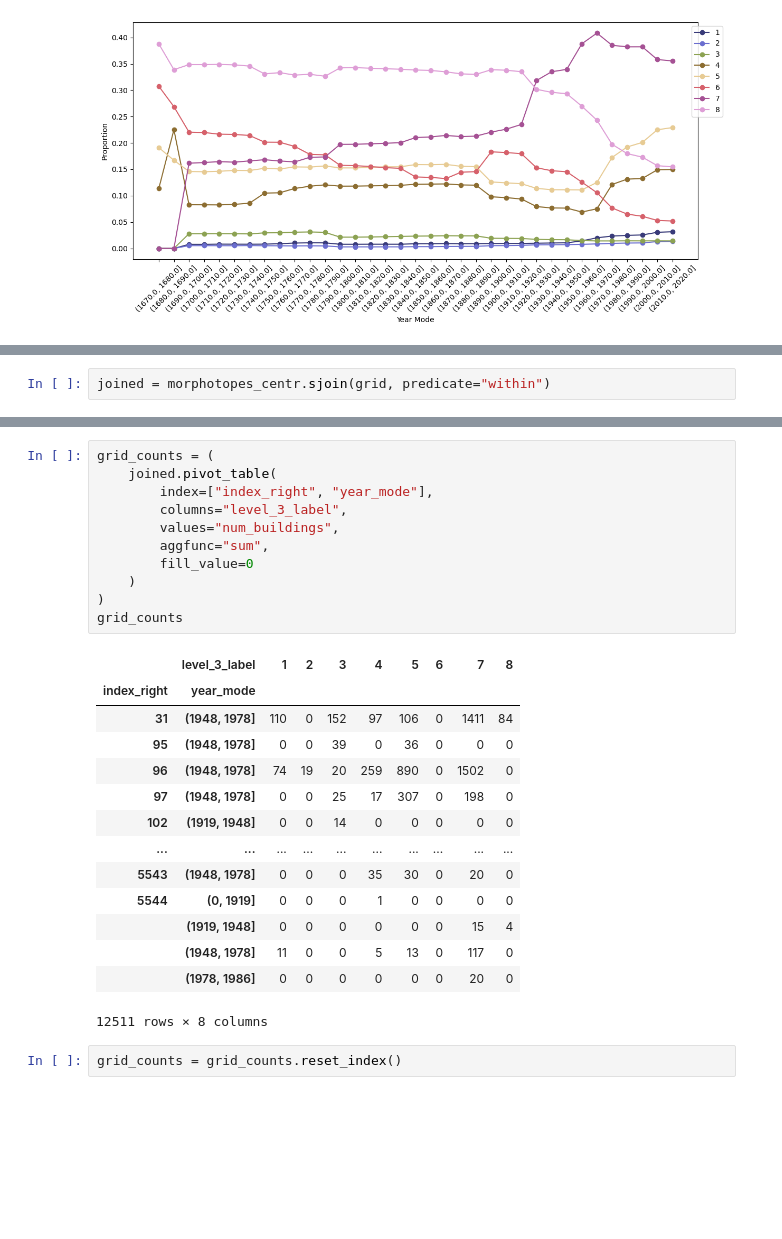
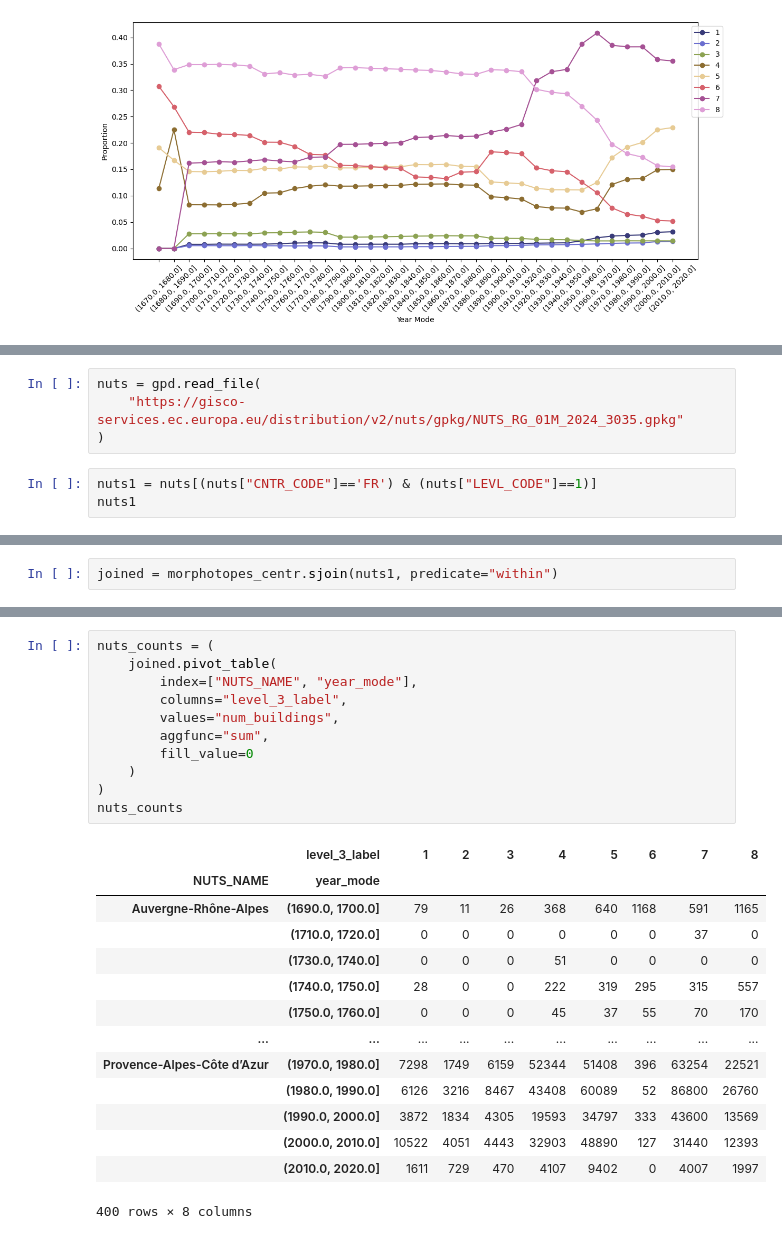
Before and after one commit to uscuni/evolution, a Jupyter notebook: code/fr_analysis.ipynb, the cells around one changed output, grey strips where cells are left out. Drawn from its saved outputs; the diff is of its cells as text; blank space fills up the shorter version.

```diff
--- a/code/fr_analysis.ipynb
+++ b/code/fr_analysis.ipynb
@@ -126,0 +98,7 @@ pivot_df
+# %%
+nuts = gpd.read_file(
+    "https://gisco-services.ec.europa.eu/distribution/v2/nuts/gpkg/NUTS_RG_01M_2024_3035.gpkg"
+)
+# %%
+nuts1 = nuts[(nuts["CNTR_CODE"]=='FR') & (nuts["LEVL_CODE"]==1)]
+nuts1
@@ -165,5 +140,5 @@ grid = grid.to_frame("geometry")
 # %%
-joined = morphotopes_centr.sjoin(grid, predicate="within")
+joined = morphotopes_centr.sjoin(nuts1, predicate="within")
 # %%
 joined
 # %% [output]
@@ -184,28 +159,26 @@ joined
 # %%
-grid_counts = (
+nuts_counts = (
     joined.pivot_table(
-        index=["index_right", "year_mode"],
+        index=["NUTS_NAME", "year_mode"],
         columns="level_3_label",
         values="num_buildings",
         aggfunc="sum",
         fill_value=0
     )
 )
-grid_counts
+nuts_counts
 # %% [output]
 |  | level_3_label | 1 | 2 | 3 | 4 | 5 | 6 | 7 | 8 |
-| index_right | year_mode |  |  |  |  |  |  |  |  |
-| 31 | (1948, 1978] | 110 | 0 | 152 | 97 | 106 | 0 | 1411 | 84 |
-| 95 | (1948, 1978] | 0 | 0 | 39 | 0 | 36 | 0 | 0 | 0 |
-| 96 | (1948, 1978] | 74 | 19 | 20 | 259 | 890 | 0 | 1502 | 0 |
-| 97 | (1948, 1978] | 0 | 0 | 25 | 17 | 307 | 0 | 198 | 0 |
-| 102 | (1919, 1948] | 0 | 0 | 14 | 0 | 0 | 0 | 0 | 0 |
+| NUTS_NAME | year_mode |  |  |  |  |  |  |  |  |
+| Auvergne-Rhône-Alpes | (1690.0, 1700.0] | 79 | 11 | 26 | 368 | 640 | 1168 | 591 | 1165 |
+|  | (1710.0, 1720.0] | 0 | 0 | 0 | 0 | 0 | 0 | 37 | 0 |
+|  | (1730.0, 1740.0] | 0 | 0 | 0 | 51 | 0 | 0 | 0 | 0 |
+|  | (1740.0, 1750.0] | 28 | 0 | 0 | 222 | 319 | 295 | 315 | 557 |
+|  | (1750.0, 1760.0] | 0 | 0 | 0 | 45 | 37 | 55 | 70 | 170 |
 | ... | ... | ... | ... | ... | ... | ... | ... | ... | ... |
-| 5543 | (1948, 1978] | 0 | 0 | 0 | 35 | 30 | 0 | 20 | 0 |
-| 5544 | (0, 1919] | 0 | 0 | 0 | 1 | 0 | 0 | 0 | 0 |
-|  | (1919, 1948] | 0 | 0 | 0 | 0 | 0 | 0 | 15 | 4 |
-|  | (1948, 1978] | 11 | 0 | 0 | 5 | 13 | 0 | 117 | 0 |
-|  | (1978, 1986] | 0 | 0 | 0 | 0 | 0 | 0 | 20 | 0 |
+| Provence-Alpes-Côte d’Azur | (1970.0, 1980.0] | 7298 | 1749 | 6159 | 52344 | 51408 | 396 | 63254 | 22521 |
+|  | (1980.0, 1990.0] | 6126 | 3216 | 8467 | 43408 | 60089 | 52 | 86800 | 26760 |
+|  | (1990.0, 2000.0] | 3872 | 1834 | 4305 | 19593 | 34797 | 333 | 43600 | 13569 |
+|  | (2000.0, 2010.0] | 10522 | 4051 | 4443 | 32903 | 48890 | 127 | 31440 | 12393 |
+|  | (2010.0, 2020.0] | 1611 | 729 | 470 | 4107 | 9402 | 0 | 4007 | 1997 |
-12511 rows × 8 columns
+400 rows × 8 columns
-# %%
-grid_counts = grid_counts.reset_index()
```
Also changed, not shown: parts of 25 cells of this notebook, 2 other files.
